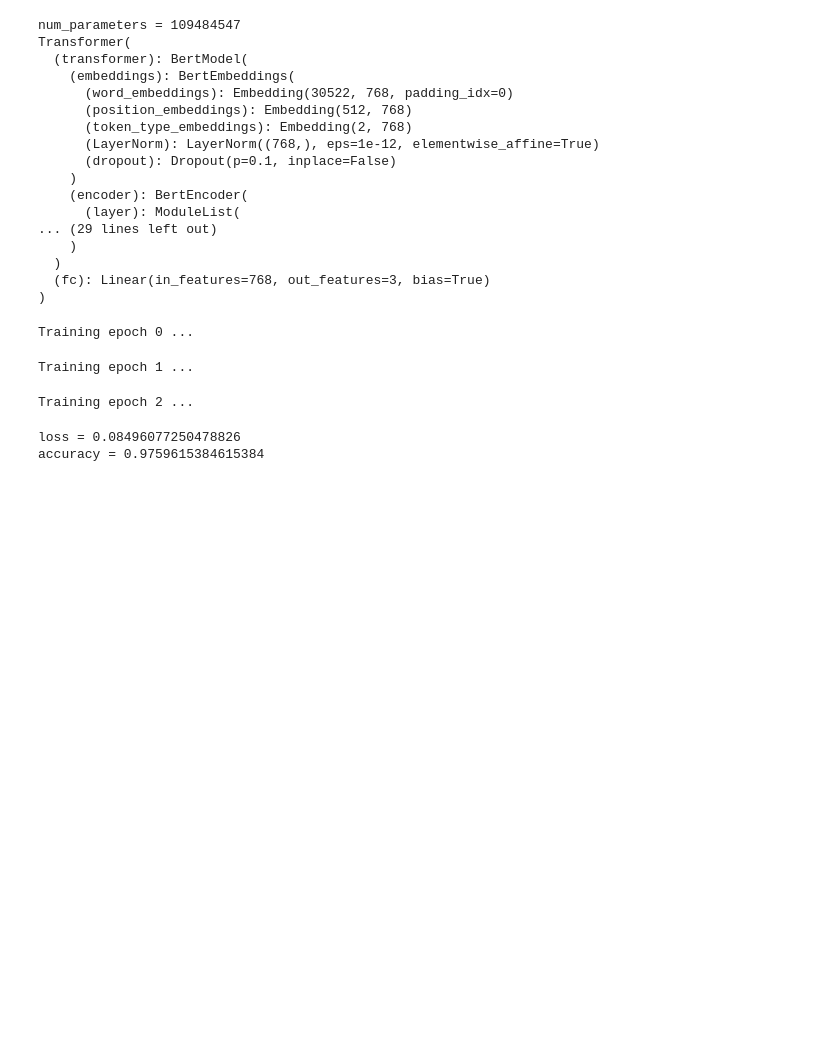
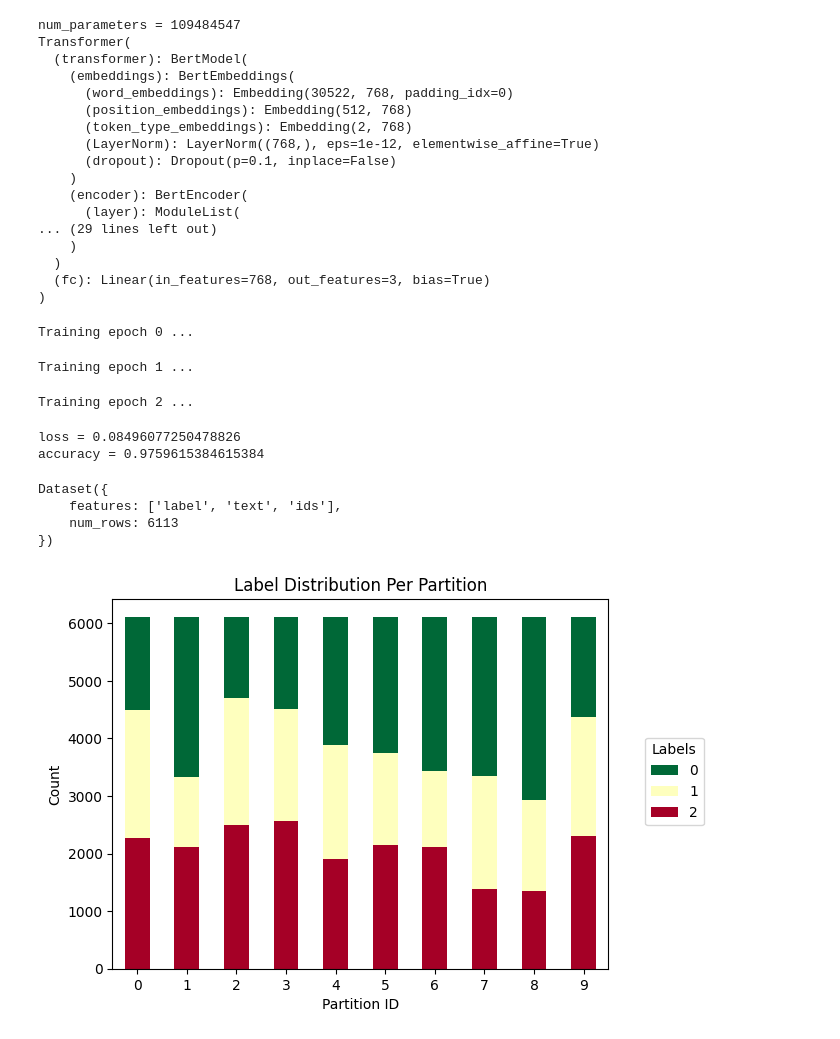
Before and after one commit to FIIT-Bc-projects/2024-Oksanich-DNLI, a Jupyter notebook: sentiment-analysis/model.ipynb, the cells around one changed output. Saved outputs shown, nothing was run; the diff lists cells and outputs as text; code cells hidden in the pictures; blank space fills up the shorter version.

Commit message:
flower partitioning added

```diff
--- a/sentiment-analysis/model.ipynb
+++ b/sentiment-analysis/model.ipynb
@@ -219,3 +220,29 @@ loss = 0.08496077250478826
 accuracy = 0.9759615384615384
 # %%
 torch.save(model.state_dict(), "model/tf_model.pth")
+# %%
+partitioner = IidPartitioner(num_partitions=10)
+partitioner.dataset = dataset_training
+
+partitioner.load_partition(partition_id=0)
+# %% [output]
+Dataset({
+    features: ['label', 'text', 'ids'],
+    num_rows: 6113
+})
+# %%
+from flwr_datasets.visualization import plot_label_distributions
+
+fig, ax, df = plot_label_distributions(
+    partitioner,
+    label_name="label",
+    plot_type="bar",
+    size_unit="absolute",
+    partition_id_axis="x",
+    legend=True,
+    verbose_labels=False,
+    max_num_partitions=10,
+    title="Label Distribution Per Partition",
+)
+# %% [output]
+[figure, added]
```
Also changed, not shown: parts of 2 cells of this notebook.
